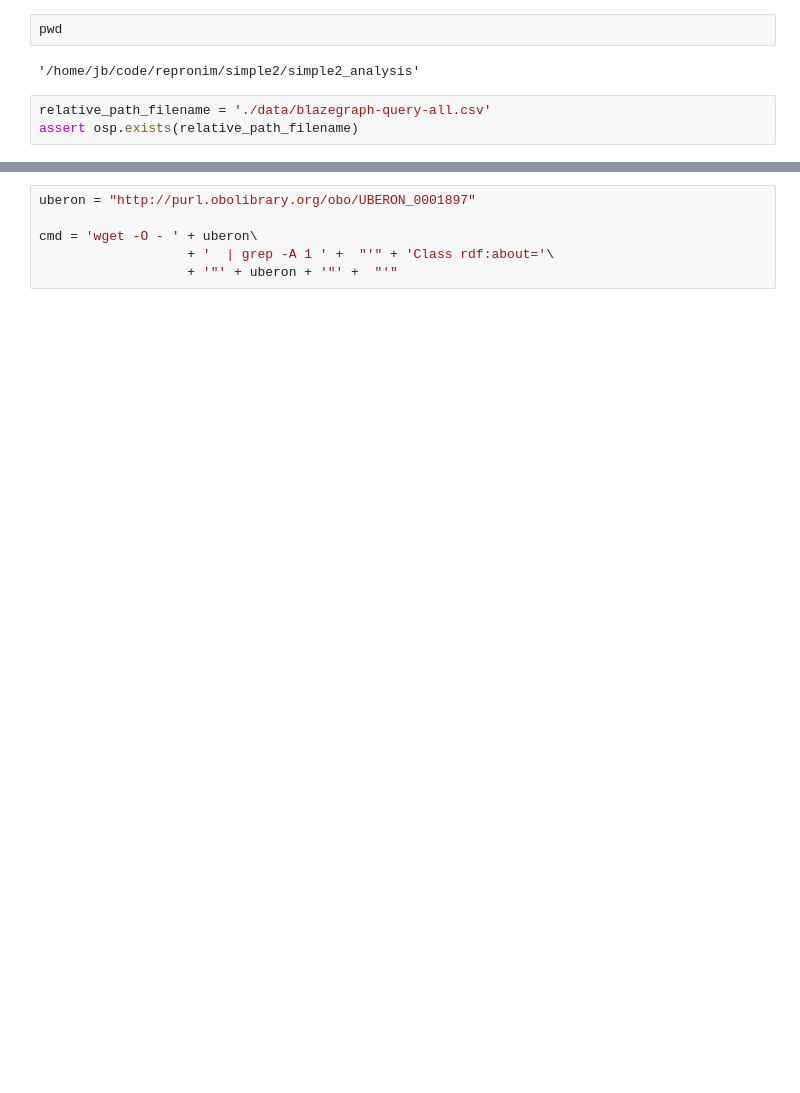
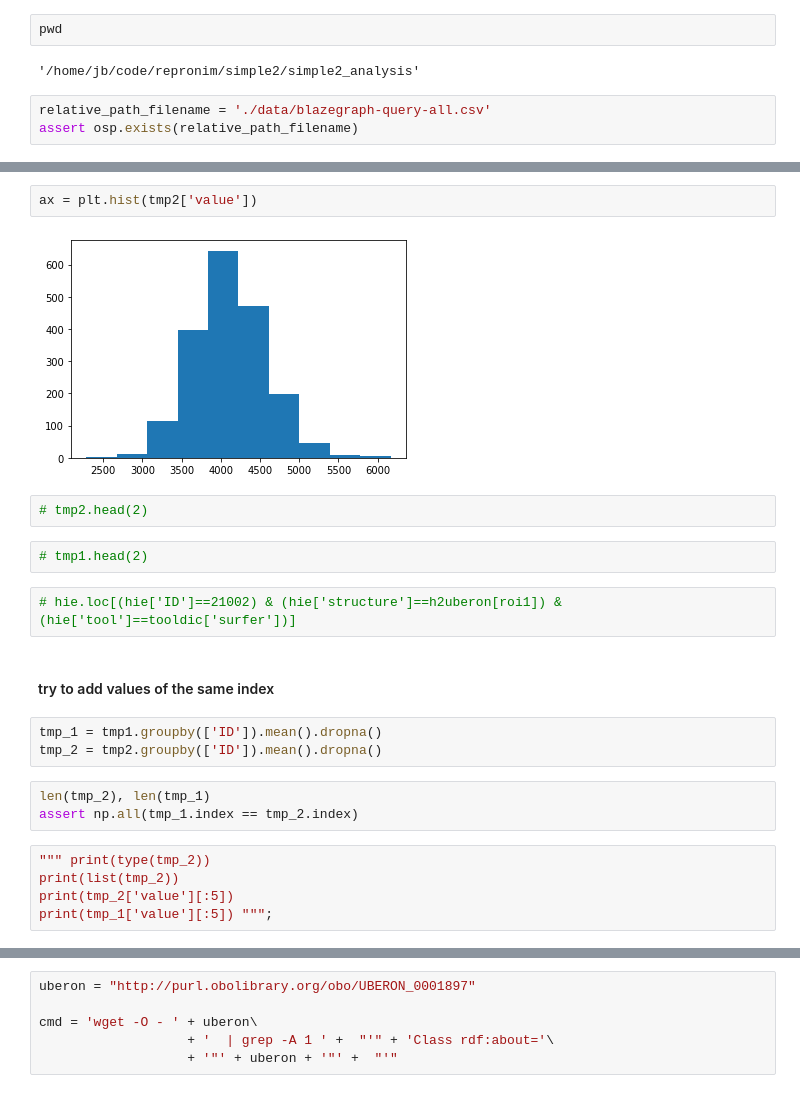
Before and after one commit to jbpoline/simple2_analysis, a Jupyter notebook: analysis-2.ipynb, the cells around one changed output, grey strips where cells are left out. Cells and saved outputs as stored; diff of their text form; blank space fills up the shorter version.

```diff
--- a/analysis-2.ipynb
+++ b/analysis-2.ipynb
@@ -27,0 +210,23 @@ assert len(original_col_names) == len(set(original_col_names))
+# %%
+ax = plt.hist(tmp2['value'])
+# %% [output]
+[figure, added]
+# %%
+# tmp2.head(2)
+# %%
+# tmp1.head(2)
+# %%
+# hie.loc[(hie['ID']==21002) & (hie['structure']==h2uberon[roi1]) & (hie['tool']==tooldic['surfer'])]
+# %% [markdown]
+#### try to add values of the same index
+# %%
+tmp_1 = tmp1.groupby(['ID']).mean().dropna()
+tmp_2 = tmp2.groupby(['ID']).mean().dropna()
+# %%
+len(tmp_2), len(tmp_1)
+assert np.all(tmp_1.index == tmp_2.index)
+# %%
+""" print(type(tmp_2))
+print(list(tmp_2))
+print(tmp_2['value'][:5])
+print(tmp_1['value'][:5]) """;
```
Also changed, not shown: parts of 61 cells of this notebook.
